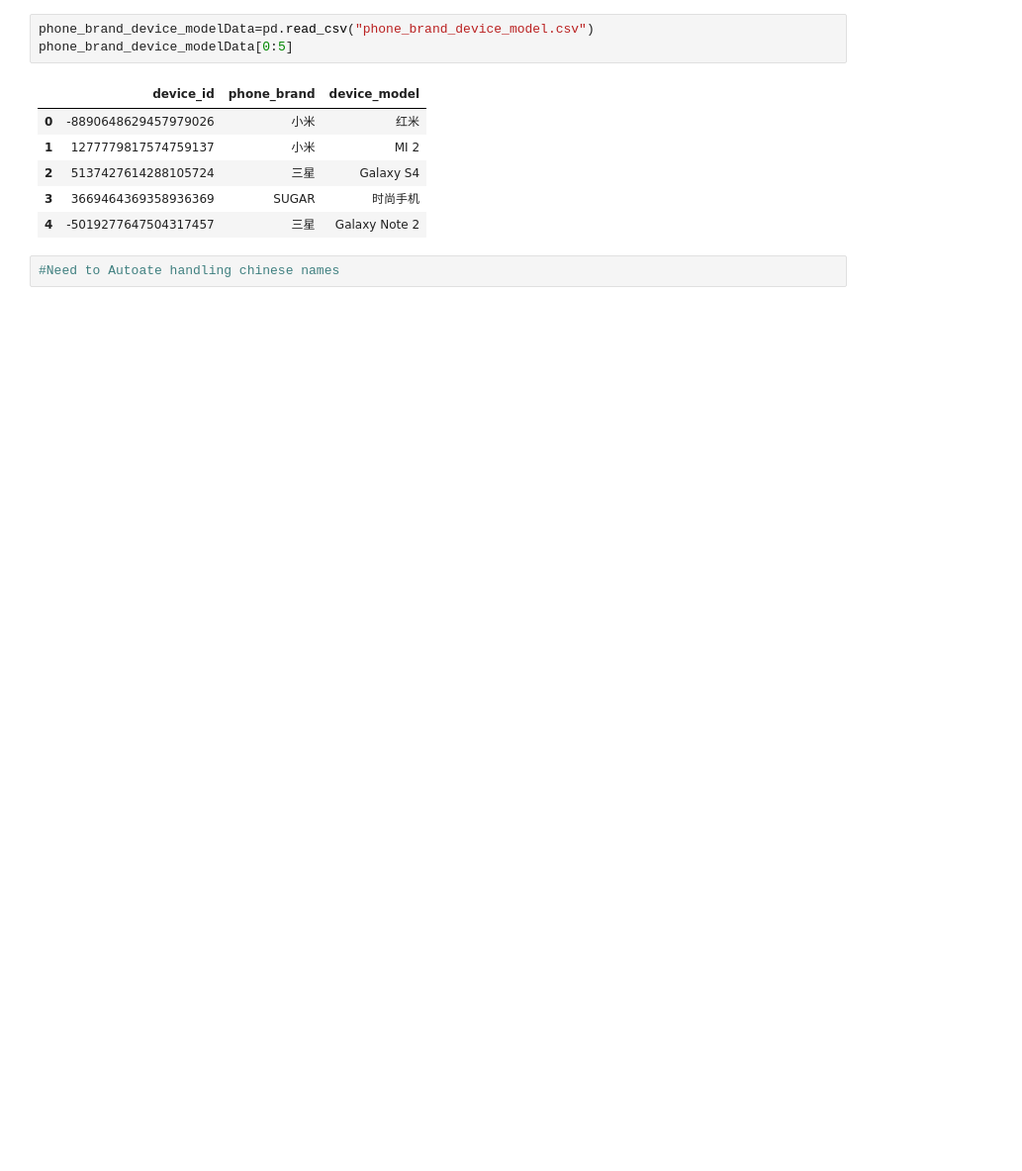
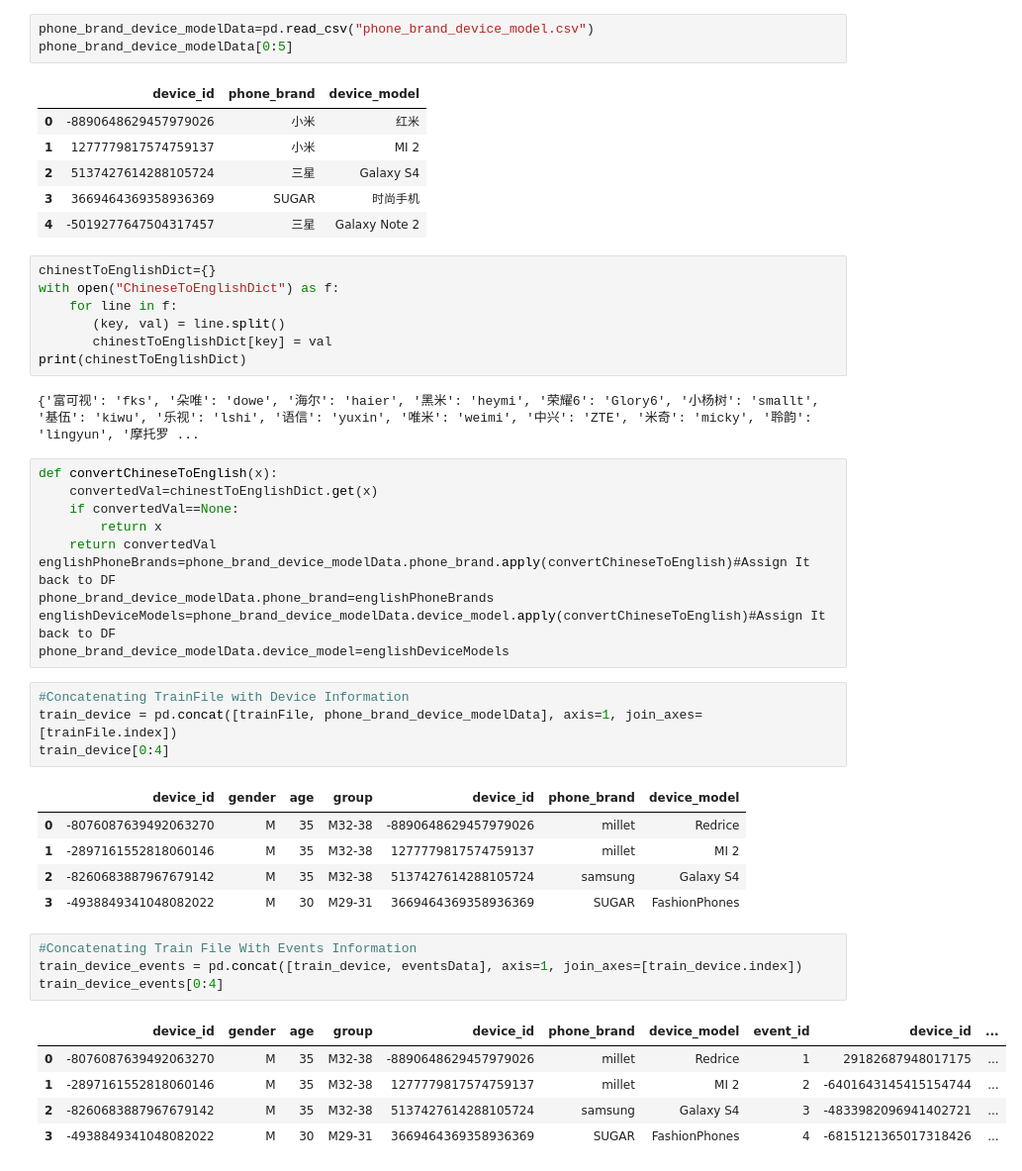
Before and after one commit to alokkumary2j/Talking-Data, a Jupyter notebook: UnderstandData.ipynb, the cells around one changed output. Shown at 99% size. Cells and saved outputs as stored; diff of their text form; blank space fills up the shorter version.

```diff
--- a/UnderstandData.ipynb
+++ b/UnderstandData.ipynb
@@ -140,5 +140,42 @@ phone_brand_device_modelData[0:5]
 | 2 | 5137427614288105724 | 三星 | Galaxy S4 |
 | 3 | 3669464369358936369 | SUGAR | 时尚手机 |
 | 4 | -5019277647504317457 | 三星 | Galaxy Note 2 |
-# %%
-#Need to Autoate handling chinese names
+# %%
+chinestToEnglishDict={}
+with open("ChineseToEnglishDict") as f:
+    for line in f:
+       (key, val) = line.split()
+       chinestToEnglishDict[key] = val
+print(chinestToEnglishDict)
+# %% [output]
+{'富可视': 'fks', '朵唯': 'dowe', '海尔': 'haier', '黑米': 'heymi', '荣耀6': 'Glory6', '小杨树': 'smallt', '基伍': 'kiwu', '乐视': 'lshi', '语信': 'yuxin', '唯米': 'weimi', '中兴': 'ZTE', '米奇': 'micky', '聆韵': 'lingyun', '摩托罗 ...
+# %%
+def convertChineseToEnglish(x):
+    convertedVal=chinestToEnglishDict.get(x)
+    if convertedVal==None:
+        return x
+    return convertedVal
+englishPhoneBrands=phone_brand_device_modelData.phone_brand.apply(convertChineseToEnglish)#Assign It back to DF
+phone_brand_device_modelData.phone_brand=englishPhoneBrands
+englishDeviceModels=phone_brand_device_modelData.device_model.apply(convertChineseToEnglish)#Assign It back to DF
+phone_brand_device_modelData.device_model=englishDeviceModels
+# %%
+#Concatenating TrainFile with Device Information
+train_device = pd.concat([trainFile, phone_brand_device_modelData], axis=1, join_axes=[trainFile.index])
+train_device[0:4]
+# %% [output]
+|  | device_id | gender | age | group | device_id | phone_brand | device_model |
+| 0 | -8076087639492063270 | M | 35 | M32-38 | -8890648629457979026 | millet | Redrice |
+| 1 | -2897161552818060146 | M | 35 | M32-38 | 1277779817574759137 | millet | MI 2 |
+| 2 | -8260683887967679142 | M | 35 | M32-38 | 5137427614288105724 | samsung | Galaxy S4 |
+| 3 | -4938849341048082022 | M | 30 | M29-31 | 3669464369358936369 | SUGAR | FashionPhones |
+# %%
+#Concatenating Train File With Events Information
+train_device_events = pd.concat([train_device, eventsData], axis=1, join_axes=[train_device.index])
+train_device_events[0:4]
+# %% [output]
+|  | device_id | gender | age | group | device_id | phone_brand | device_model | event_id | device_id | ... |
+| 0 | -8076087639492063270 | M | 35 | M32-38 | -8890648629457979026 | millet | Redrice | 1 | 29182687948017175 | ... |
+| 1 | -2897161552818060146 | M | 35 | M32-38 | 1277779817574759137 | millet | MI 2 | 2 | -6401643145415154744 | ... |
+| 2 | -8260683887967679142 | M | 35 | M32-38 | 5137427614288105724 | samsung | Galaxy S4 | 3 | -4833982096941402721 | ... |
+| 3 | -4938849341048082022 | M | 30 | M29-31 | 3669464369358936369 | SUGAR | FashionPhones | 4 | -6815121365017318426 | ... |
```
Also changed, not shown: parts of 6 cells of this notebook, 2 other files.
